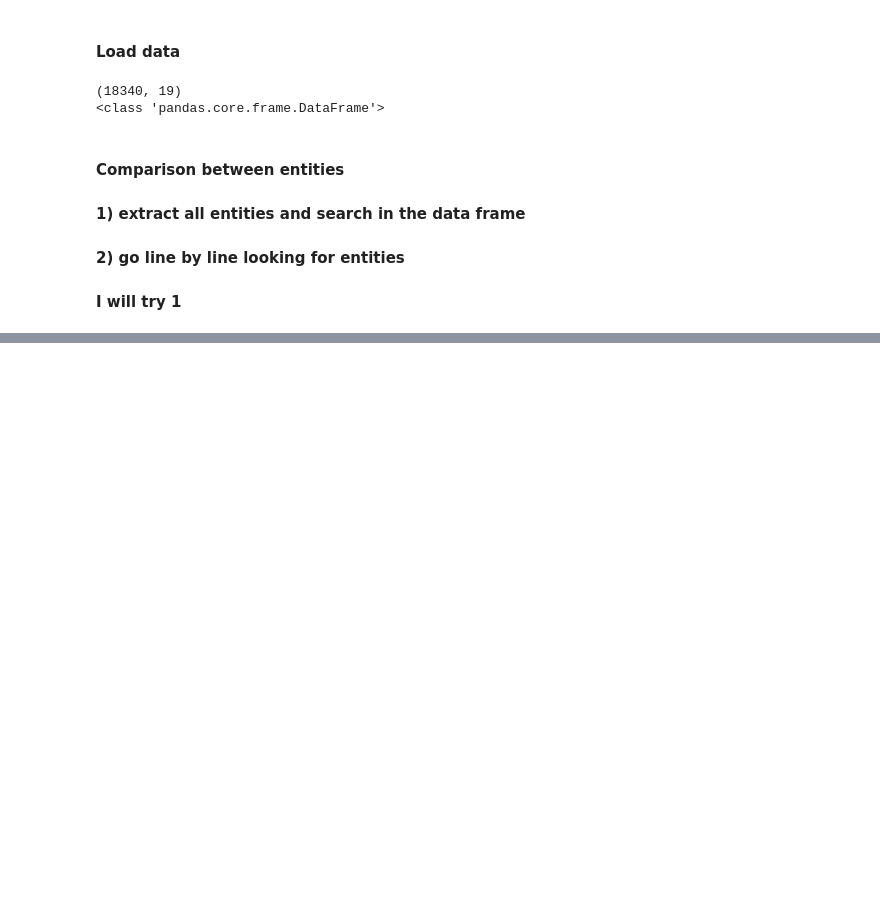
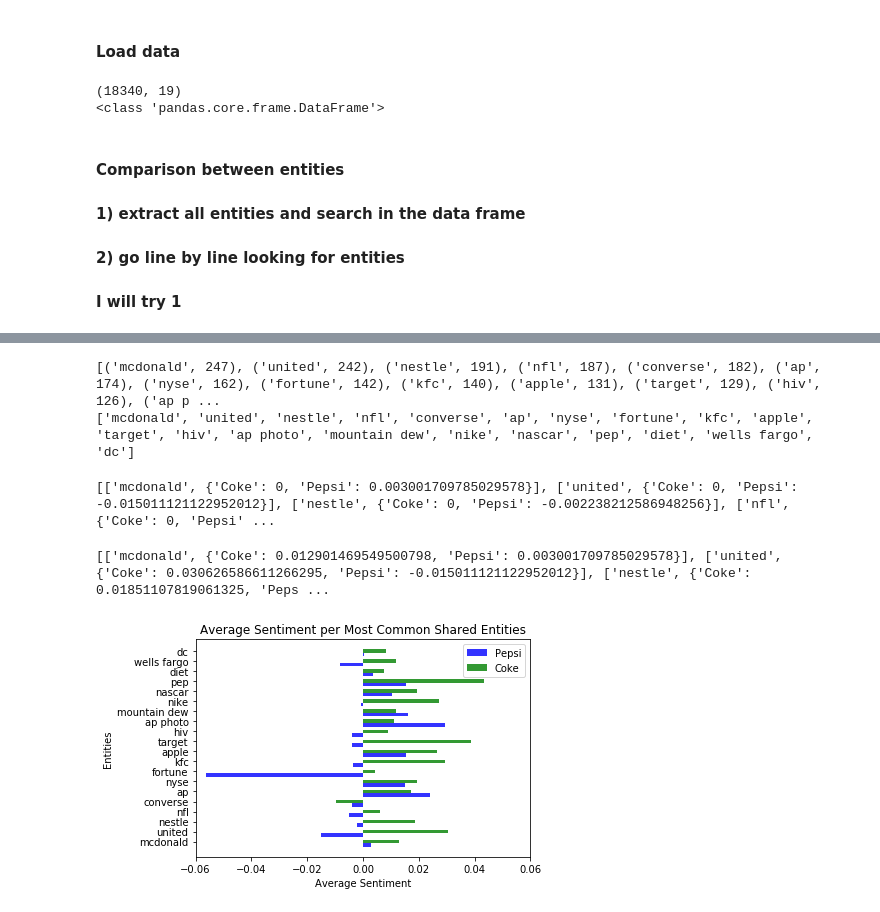
Before and after one commit to Taranveer/TextAnalytics, a Jupyter notebook: Sentiment_Comparison/sentiment_comparison.ipynb, the cells around one changed output, grey strips where cells are left out. Saved outputs shown, nothing was run; the diff lists cells and outputs as text; code cells hidden in the pictures; blank space fills up the shorter version.

Commit message:
shared entities sentiment graphs

```diff
--- a/Sentiment_Comparison/sentiment_comparison.ipynb
+++ b/Sentiment_Comparison/sentiment_comparison.ipynb
@@ -71,0 +81,72 @@ get_most_common(container)
+# %%
+commonEntityDict['']=0
+mostCommonEntities = Counter(commonEntityDict).most_common(20)
+entList = [];
+for ent, count in mostCommonEntities:
+    entList.append(ent)
+print(mostCommonEntities)
+print(entList)
+# %% [output]
+[('mcdonald', 247), ('united', 242), ('nestle', 191), ('nfl', 187), ('converse', 182), ('ap', 174), ('nyse', 162), ('fortune', 142), ('kfc', 140), ('apple', 131), ('target', 129), ('hiv', 126), ('ap p ...
+['mcdonald', 'united', 'nestle', 'nfl', 'converse', 'ap', 'nyse', 'fortune', 'kfc', 'apple', 'target', 'hiv', 'ap photo', 'mountain dew', 'nike', 'nascar', 'pep', 'diet', 'wells fargo', 'dc']
+# %%
+#just for mcdonald
+
+#pepsi rows: df_pepsi
+aveSentList = [];
+for targetEnt in entList:
+    i=0;
+    sentSum=0;
+    for index, row in df_pepsi.iterrows():
+        ent = row['entities'].split("_")
+        for e in ent:
+            #break if any of the entities match the popular entity list
+            if e == targetEnt:
+                sentSum = sentSum+ row['Sentiment']
+                i = i+1
+                break
+    aveSentList.append([targetEnt,{'Pepsi': sentSum/i, 'Coke': 0}])
+print(aveSentList)
+#coke rows: df_coke
+# %% [output]
+[['mcdonald', {'Coke': 0, 'Pepsi': 0.003001709785029578}], ['united', {'Coke': 0, 'Pepsi': -0.015011121122952012}], ['nestle', {'Coke': 0, 'Pepsi': -0.002238212586948256}], ['nfl', {'Coke': 0, 'Pepsi' ...
+# %%
+for targetEnt in entList:
+    i=0;
+    sentSum=0;
+    for index, row in df_coke.iterrows():
+        ent = row['entities'].split("_")
+        for e in ent:
+            #break if any of the entities match the popular entity list
+            if e == targetEnt:
+                sentSum = sentSum+ row['Sentiment']
+                i = i+1
+                break
+    aveSentList[entList.index(targetEnt)][1]['Coke'] = sentSum/i
+print(aveSentList)
+# %% [output]
+[['mcdonald', {'Coke': 0.012901469549500798, 'Pepsi': 0.003001709785029578}], ['united', {'Coke': 0.030626586611266295, 'Pepsi': -0.015011121122952012}], ['nestle', {'Coke': 0.01851107819061325, 'Peps ...
+# %%
+import numpy as np
+import matplotlib.pyplot as plt
+pepsi=[];
+coke=[];
+for i in range(0,20):
+    pepsi.append(aveSentList[i][1]['Pepsi'])
+    coke.append(aveSentList[i][1]['Coke'])
+
+index = np.arange(20)
+bar_width = 0.35
+opacity = 0.8
+
+rect1= plt.barh(index,pepsi,bar_width,alpha=opacity,color='b',label='Pepsi')
+rect2 = plt.barh(index+bar_width,coke,bar_width,alpha=opacity,color='g',label='Coke')
+plt.xlim([-0.06,0.06])
+plt.yticks(index+bar_width,entList)
+plt.ylabel('Entities')
+plt.xlabel('Average Sentiment')
+plt.title('Average Sentiment per Most Common Shared Entities')
+plt.legend()
+plt.show()
+# %% [output]
+[figure, added]
```
Also changed, not shown: parts of 4 cells of this notebook, 4 other files.
